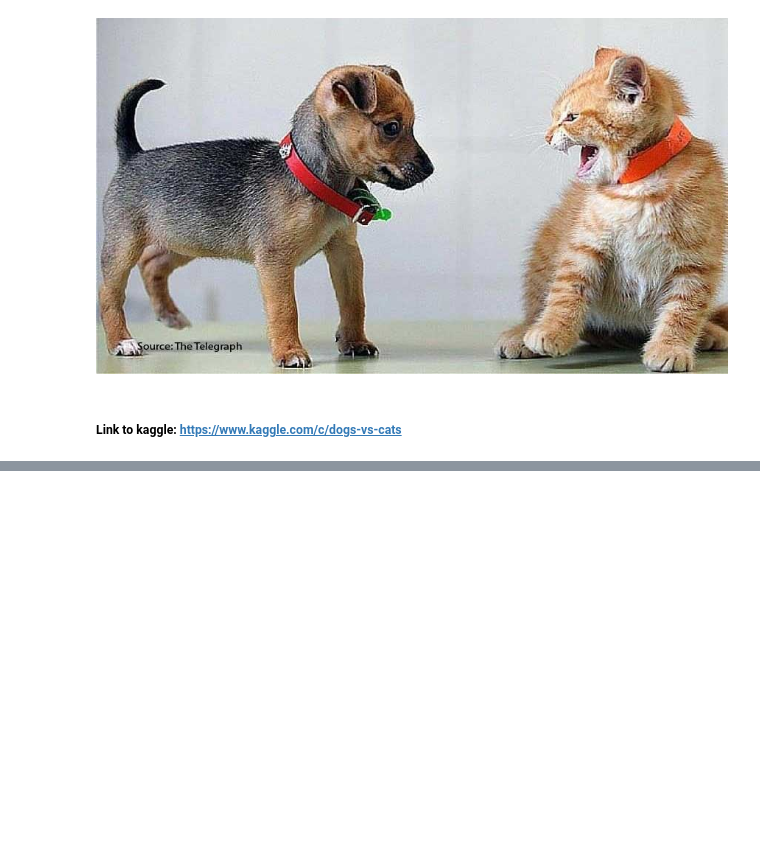
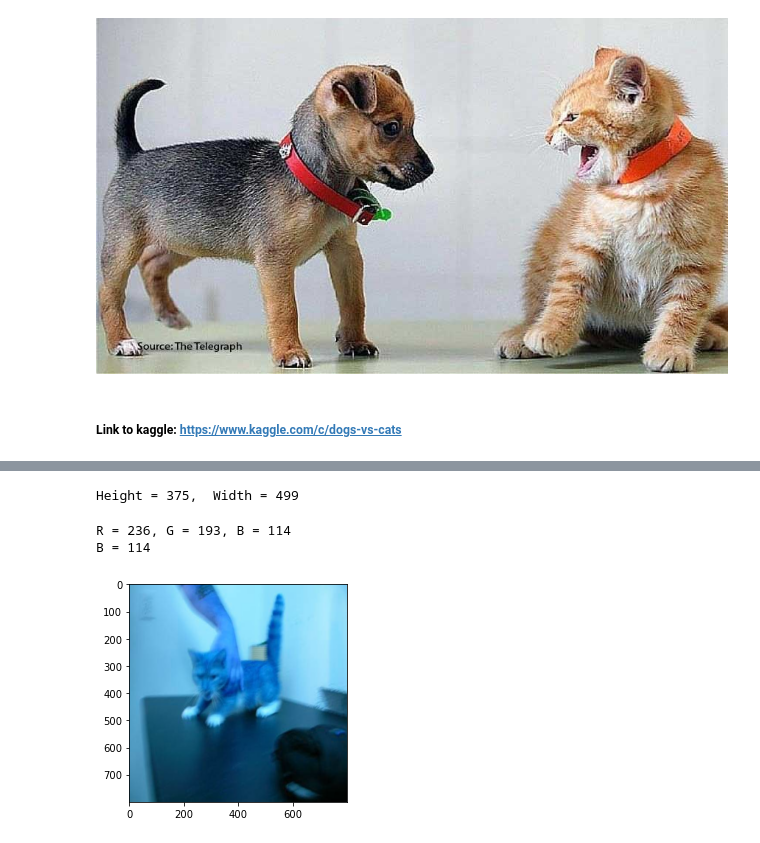
Before and after one commit to haimgoldfisher/Data_Visualization_Final_Project, a Jupyter notebook: NoteBook3 - Dogs VS Cats.ipynb, the cells around one changed output, grey strips where cells are left out. Saved outputs shown, nothing was run; the diff lists cells and outputs as text; code cells hidden in the pictures; blank space fills up the shorter version.

```diff
--- a/NoteBook3 - Dogs VS Cats.ipynb
+++ b/NoteBook3 - Dogs VS Cats.ipynb
@@ -8,0 +19,6 @@ import cv2 # OpenCV
+# %%
+my_path= 'C:/Haim/Anaconda/Dogs_VS_Cats/train'
+onlyfiles = [ f for f in listdir(my_path) if isfile(join(my_path,f)) ]
+images = numpy.empty(len(onlyfiles), dtype=object)
+for n in range(0, len(onlyfiles)):
+    images[n] = cv2.imread( join(my_path,onlyfiles[n]))
@@ -8,0 +93,27 @@ import cv2 # OpenCV
+# %%
+# Reading the image using imread() function
+image = images[2000]
+
+# Extracting the height and width of an image
+h, w = image.shape[:2]
+# Displaying the height and width
+print("Height = {},  Width = {}".format(h, w))
+# %% [output]
+Height = 375,  Width = 499
+# %%
+
+# Extracting RGB values.
+# Here we have randomly chosen a pixel
+# by passing in 100, 100 for height and width.
+(B, G, R) = image[100, 100]
+
+# Displaying the pixel values
+print("R = {}, G = {}, B = {}".format(R, G, B))
+
+# We can also pass the channel to extract
+# the value for a specific channel
+B = image[100, 100, 0]
+print("B = {}".format(B))
+# %% [output]
+R = 236, G = 193, B = 114
+B = 114
@@ -8,0 +124,4 @@ import cv2 # OpenCV
+# %%
+# resize() function takes 2 parameters,
+# the image and the dimensions
+resize = cv2.resize(image, (800, 800))
@@ -8,0 +139,5 @@ import cv2 # OpenCV
+# %%
+imgplot = plt.imshow(resize)
+plt.show()
+# %% [output]
+[figure, added]
```
Also changed, not shown: parts of 16 cells of this notebook, 6 other files.
